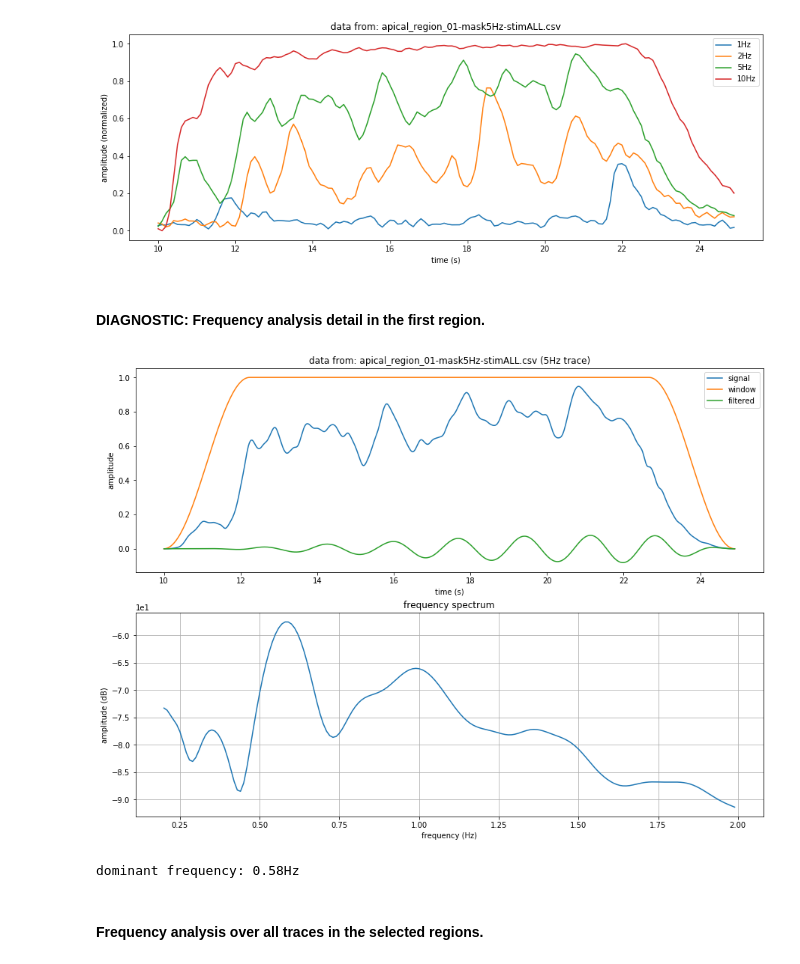
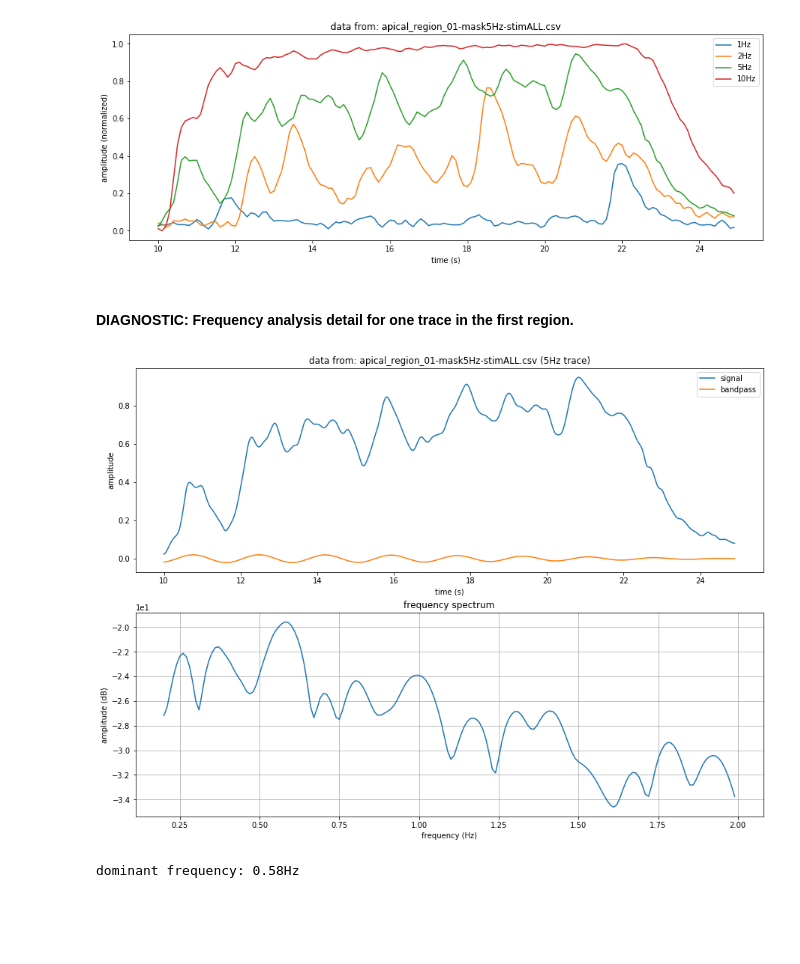
Before and after one commit to jrugis/cell_tools_historical, a Jupyter notebook: IMAGING/notebooks/apical_post_processing_analysis.ipynb, the cells around one changed output. Saved outputs shown, nothing was run; the diff lists cells and outputs as text; code cells hidden in the pictures; blank space fills up the shorter version.

```diff
--- a/IMAGING/notebooks/apical_post_processing_analysis.ipynb
+++ b/IMAGING/notebooks/apical_post_processing_analysis.ipynb
@@ -90,7 +146,10 @@ interactive(children=(Select(description='Results dir', layout=Layout(width='400
 # %%
 %matplotlib inline
 
-A0 = np.transpose(np.genfromtxt("../results/" + results_sel + "/" + region_sel[0], delimiter=','))
+rgn = 1
+idx = 2  # index of trace to analyze
+
+A0 = np.transpose(np.genfromtxt("../results/" + results_sel + "/" + region_files[rgn-1], delimiter=','))
 A = A0[:,stim_start:stim_done]
 
 tmin = np.min(A[0])
@@ -107,7 +166,7 @@ X0 = A[0]
 Y0 = (A[1:]-dmin) / drng  # normalized to range(0, 1.0)
 ax.plot(X0,np.transpose(Y0))
 
-ax.set_title("data from: " + region_sel[0])
+ax.set_title("data from: " + region_files[rgn-1])
 ax.legend(data_labels)
 ax.set(ylabel="amplitude (normalized)")
 ax.set(xlabel="time (s)")
@@ -117,58 +176,53 @@ plt.close() # frees up memory
 # %% [output]
 [figure]
 # %% [markdown]
-#### DIAGNOSTIC: Frequency analysis detail in the first region.
+#### DIAGNOSTIC: Frequency analysis detail for one trace in the first region.
 # %%
 %matplotlib inline
 
-idx = 2
+# upsample the data
+fig, ax = plt.subplots(nrows=2, ncols=1, figsize = [15,11])
 
-# upsample the data
 sr = 50                                                 # a new sample rate (for interpolation)
 f = interp1d(X0, Y0[idx], kind='cubic')                 # define the resampling function
 X = np.linspace(tmin, tmax, (trng*sr)+1, endpoint=True) # define the new time steps
 Y = f(X)                                                # resample the original signal
-
-fig, ax = plt.subplots(nrows=2, ncols=1, figsize = [15,11])
-
-wdw = signal.tukey(len(Y), alpha=0.3)      # define a windowing function
-ax[0].plot(X,wdw*Y,label="signal")         # plot the windowed signal
-ax[0].plot(X,wdw,label="window")           # plot the window itself
+ax[0].plot(X,Y,label="signal")                          # plot the signal
+sos = signal.butter(5, 0.2, btype='highpass', fs=sr, output='sos')
+Y = signal.sosfiltfilt(sos, Y)         # apply high-pass filter to eliminate step
 
 # use a filter bank for selective frequency response determination
 fX = np.arange(0.2, 2.0, 0.01)             # filter bank frequencies (min, max, step)
 fY = []                                    # filter bank responses (rms)
 Ya = []                                    # list of all the filtered signals
 for s in fX:
-  #sos = signal.butter(2, (s-0.05,s+0.05), btype='bandpass', fs=sr, output='sos')
-  ofs = 1.0/10  # filter half-width as fraction of octave
-  sos = signal.butter(2, ((2**(-ofs))*s,(2**ofs)*s), btype='bandpass', fs=sr, output='sos')
-  Y1 = wdw*signal.sosfilt(sos, wdw*Y)      # filter the windowed signal and window the result
+  #ofs = 1.0/20        # filter half-width as fraction of octave
+  #sos = signal.butter(1, ((2**(-ofs))*s,(2**ofs)*s), btype='bandpass', fs=sr, output='sos')
+  sos = signal.butter(1, (s-0.01,s+0.01), btype='bandpass', fs=sr, output='sos')
+  Y1 = signal.sosfiltfilt(sos, Y)      # filter the signal
   Ya.append(Y1)                            # save a copy of the filtered signal
-  fY.append(np.mean(Y1**2)**2)             # save the rms value of the filtered signal
+  fY.append(np.sqrt(np.mean(Y1**2)))       # save the rms value of the filtered signal
 
 ax[1].plot(fX,10*np.log10(fY))    # plot the frequency response
 ax[1].grid(b=True)
 
 _,pks = signal.find_peaks(fY,height=0)         # find peaks
 didx = fY.index(np.max(pks["peak_heights"]))   # get index of dominant frequency
-ax[0].plot(X,Ya[didx],label="filtered")  # plot the signal filtered by the dominant frequency
+ax[0].plot(X,Ya[didx],label="bandpass")  # plot the signal filtered by the dominant frequency
 
-ax[0].set_title("data from: " + region_sel[0] + " (" + data_labels[idx] + " trace)")
+ax[0].set_title("data from: " + region_files[rgn-1] + " (" + data_labels[idx] + " trace)")
 ax[0].legend()
 ax[0].set(ylabel="amplitude")
 ax[0].set(xlabel="time (s)")
 
 ax[1].set_title("frequency spectrum")
 ax[1].set(ylabel="amplitude (dB)")
 ax[1].set(xlabel="frequency (Hz)")
 ax[1].ticklabel_format(axis="y", style="sci", scilimits=(0,0))
 
 plt.show()
 plt.close() # frees up memory
 print("dominant frequency:", "{:3.3}Hz".format(fX[didx]))
 # %% [output]
-[figure, old version]
+[figure, new version]
 dominant frequency: 0.58Hz
-# %% [markdown]
-#### Frequency analysis over all traces in the selected regions.
```
Also changed, not shown: parts of 9 cells of this notebook, 1 other file.
